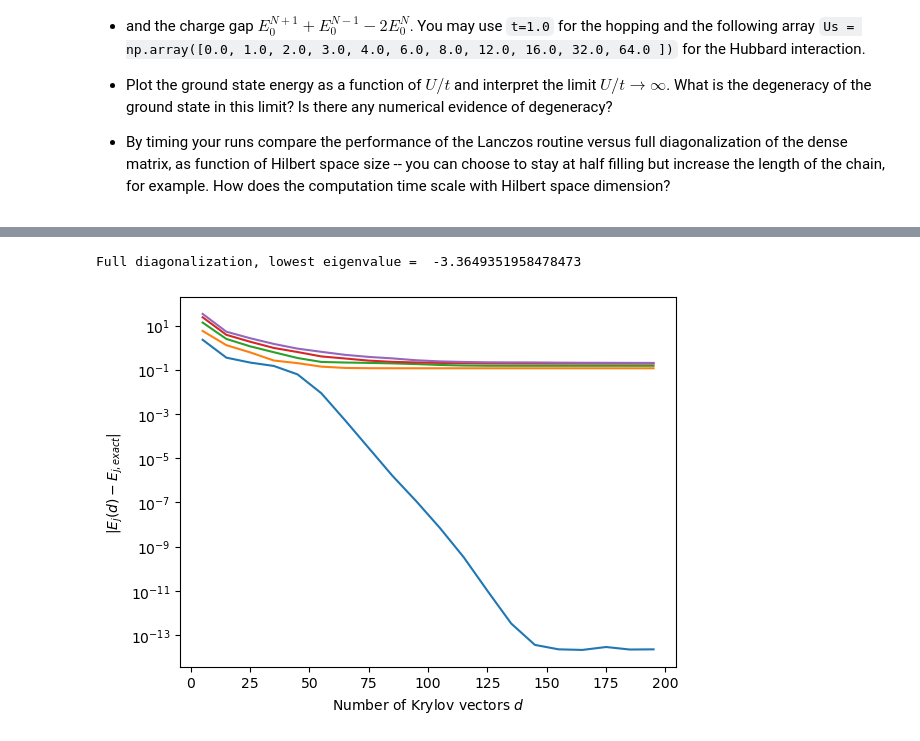
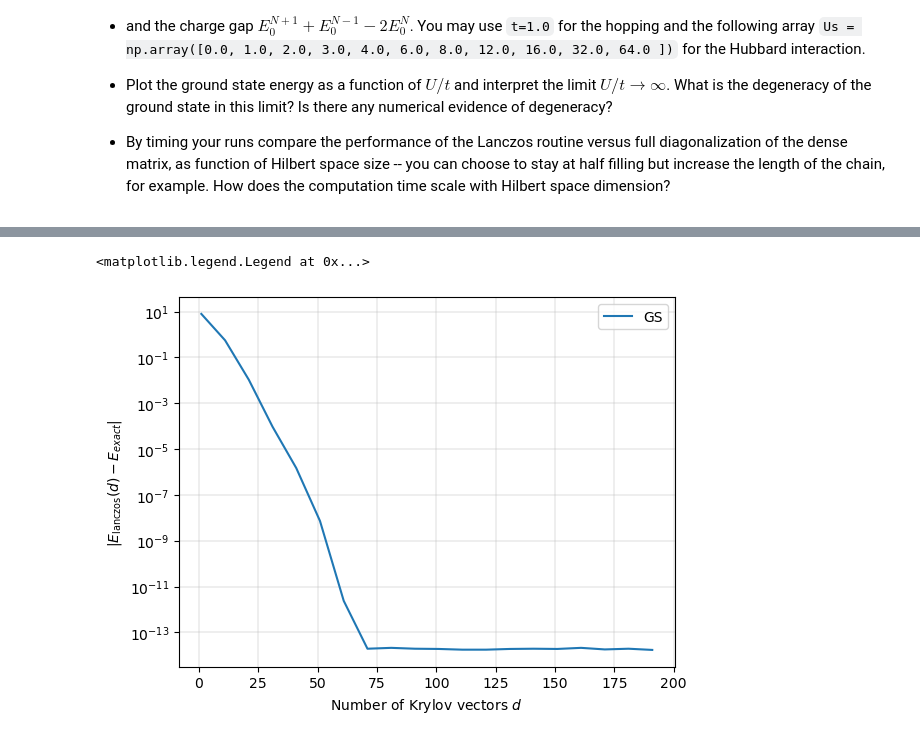
Before and after one commit to Glorieux-Victor/NMQS-TP-Victor-Glorieux, a Jupyter notebook: tp1.ipynb, the cells around one changed output, grey strips where cells are left out. Saved outputs shown, nothing was run; the diff lists cells and outputs as text; code cells hidden in the pictures.

```diff
--- a/tp1.ipynb
+++ b/tp1.ipynb
@@ -517,18 +523,16 @@ b) Plot the error towards the exact ground state energy versus number of Krylov
 # %%
 # Solution for a) Simple checks
 
-L = 10
+L = 10 #max 23 for N=5.
 N = 5
 
 H_tot = h_fermion_ring(L, N)
-print(H_tot[0])
-H_mb = H_tot[3]
-H = H_tot[0]
-E_full = np.linalg.eigvalsh(H)
-E_arpk = spla.eigsh(H, k=1, which="SA", tol=0, return_eigenvectors=False)[0]
+H_mb = H_tot[0]
+E_full = np.linalg.eigvalsh(H_mb.toarray())
+E_arpk = spla.eigsh(H_mb, k=1, which="SA", tol=0, return_eigenvectors=False)[0] #Lanczos algorithm
 
 
-print('E_full =',E_full[0])
-print('E_full =',E_arpk)
+print('E_eigvalsh =',E_full[0])
+print('E_eigsh =',E_arpk)
 print('Ground energy= ', free_fermion_E0(L, N, t=1.0))
 # %% [output]
@@ -812,28 +824,32 @@ Ground energies=  [-1.         -1.         -0.38516481  0.          0.
 # %%
 # Solution c)
 
 # - Plot the ground state energy error as a function of the number of Krylov vectors
 
-L10, NU, ND = 10,3,3
+#Params ========================
+L10, NU, ND = 10, 5, 5
+t, U = 1, 2
+#===============================
 
-op, docc, (Du, Dd) = hubbard_operator(L=L10, Nup=NU, Ndn=ND)
+op, docc, (Du, Dd) = hubbard_operator(L=L10, Nup=NU, Ndn=ND,t=t,U=U)
+lanczos_data=lanczos(op, 200, k=1, dtype=np.complex128, seed=1, gs_passes=2  )
 
-lanczos_data=lanczos(op, 1000, k=10, dtype=np.complex128, seed=1, gs_passes=2  )
-ds = np.array(range(5,200,10))
-
-firstk=5 # first k eigenvalues will be studied below
+firstk=1 # first k eigenvalues will be studied below
+ds = np.array(range(firstk,200,10))
 
 E0s= np.array([ritz(lanczos_data,d)[0][:firstk] for d in ds])
 E0eigh= spla.eigsh(op, k=1, which="SA", tol=0, return_eigenvectors=False)[0]
-print("Full diagonalization, lowest eigenvalue = ", E0eigh)
+
 %matplotlib inline
-plt.plot( ds, np.abs(E0s-E0eigh))
+plt.plot( ds, np.abs(E0s-E0eigh),label='GS')
 plt.xlabel(r"Number of Krylov vectors $d$")
-plt.ylabel(r"$|E_j(d) - E_{j,exact}|$")
+plt.ylabel(r"$|E_\text{lanczos}(d) - E_{exact}|$")
 plt.yscale('log')
+plt.grid(lw=0.3)
+plt.legend()
 # %% [output]
-Full diagonalization, lowest eigenvalue =  -3.3649351958478473
+<matplotlib.legend.Legend at 0x...>
-[figure, old version]
+[figure, new version]
 # %%
 #c) - Plot the double occupancy in the ground state as a function of U/t,
 
```
Also changed, not shown: parts of 11 cells of this notebook, 2 other files.
